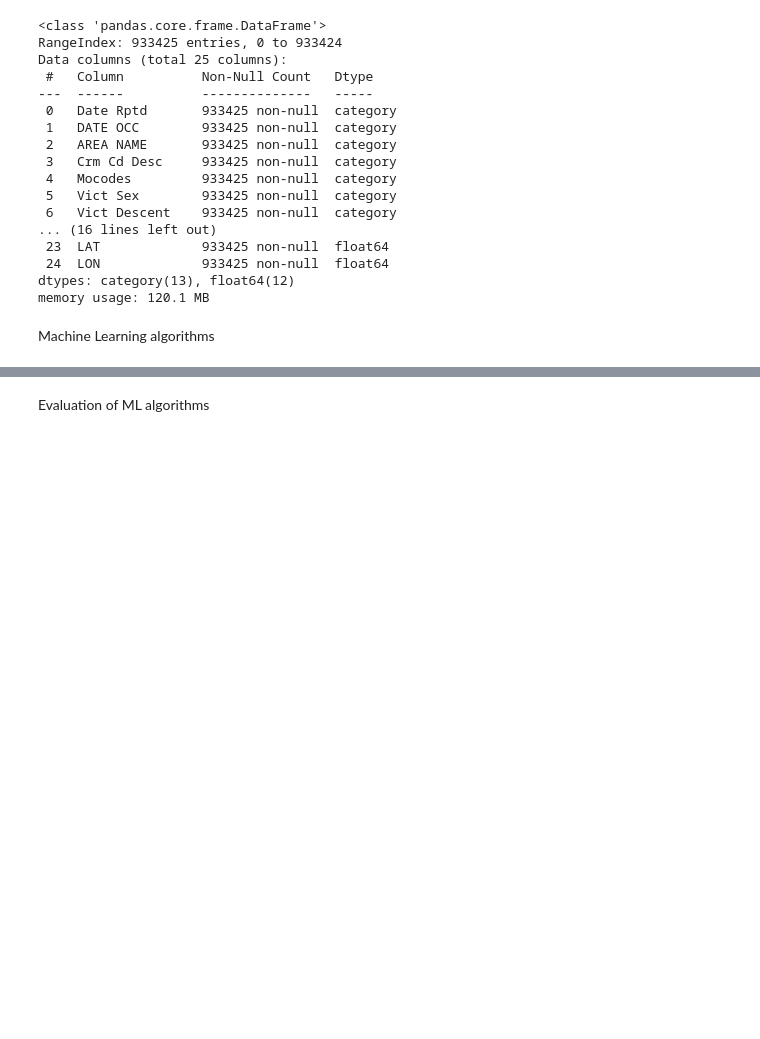
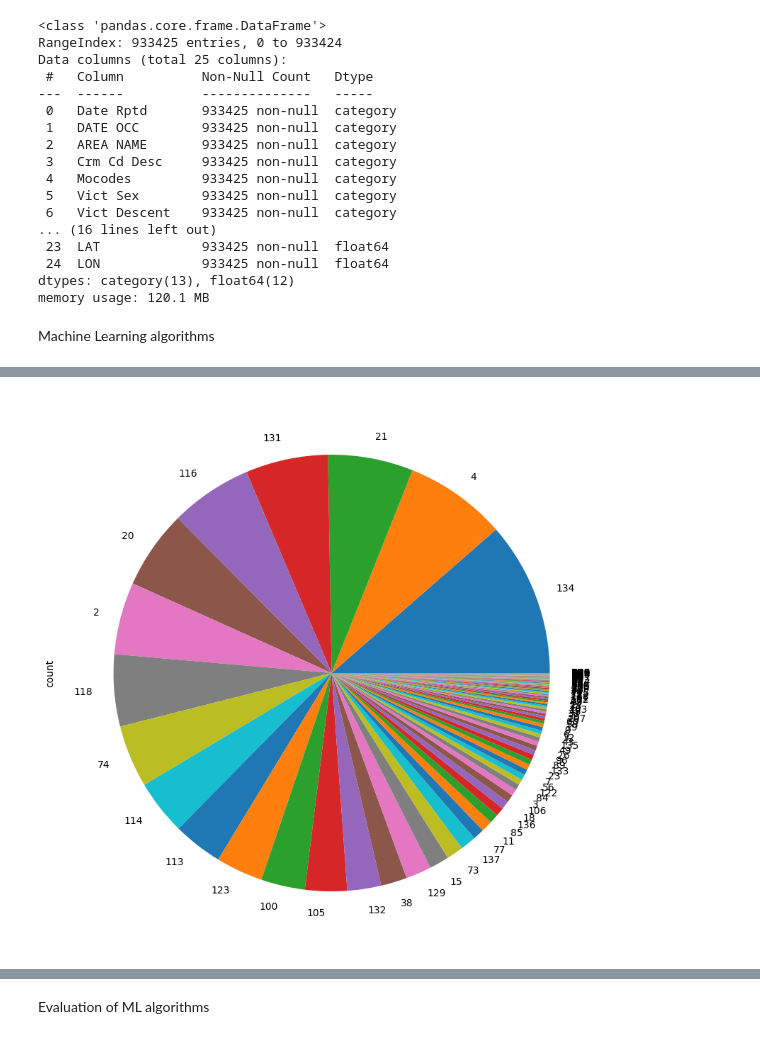
Before and after one commit to shuvo-dotcom/crime-data-analysis, a Jupyter notebook: analysis.ipynb, the cells around one changed output, grey strips where cells are left out. Saved outputs shown, nothing was run; the diff lists cells and outputs as text; code cells hidden in the pictures; blank space fills up the shorter version.

```diff
--- a/analysis.ipynb
+++ b/analysis.ipynb
@@ -438,0 +436,7 @@ Name: Crm Cd Desc, dtype: int64
+# %%
+target_col = df_use_case_1['Crm Cd Desc'].value_counts()
+plt.figure(figsize=(15, 10))
+target_col.plot(kind='pie')
+plt.show()
+# %% [output]
+[figure, added]
```
Also changed, not shown: parts of 9 cells of this notebook, 1 other file.
